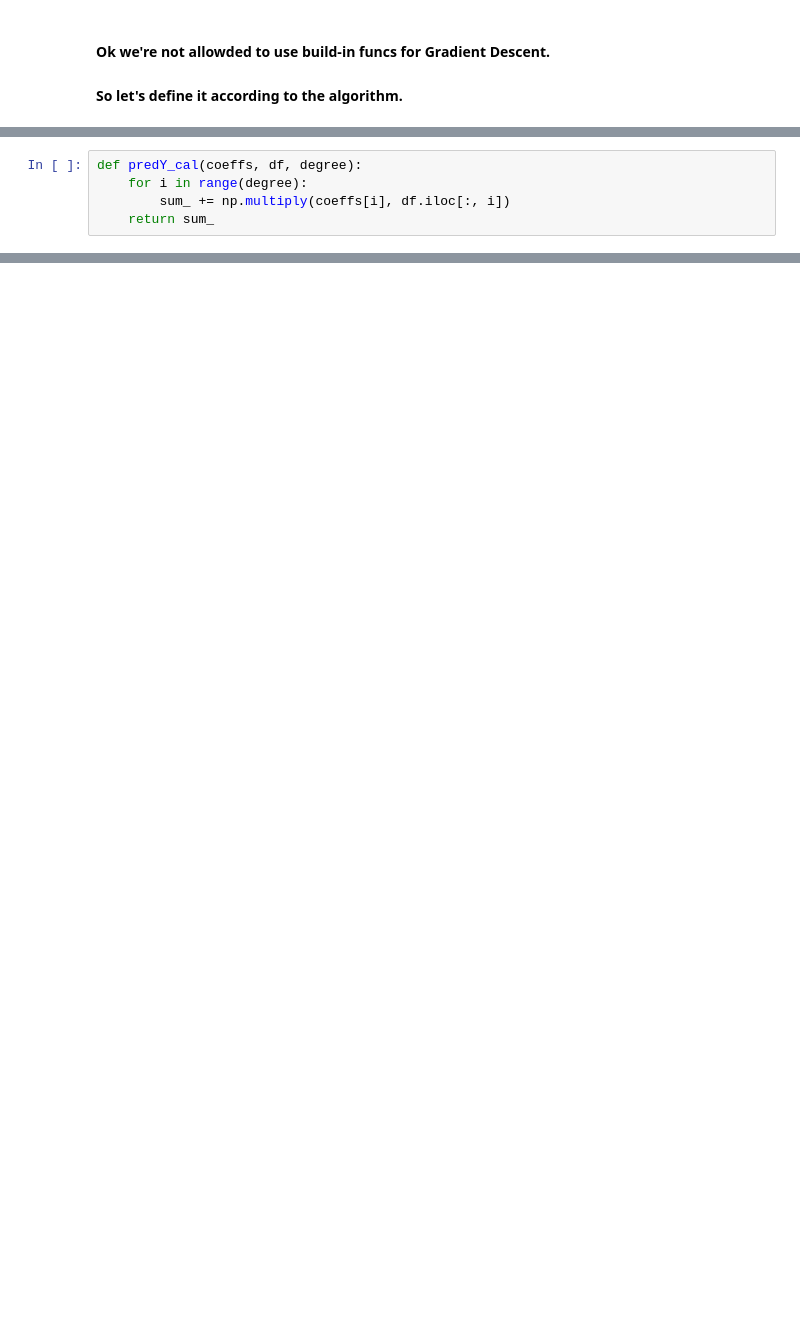
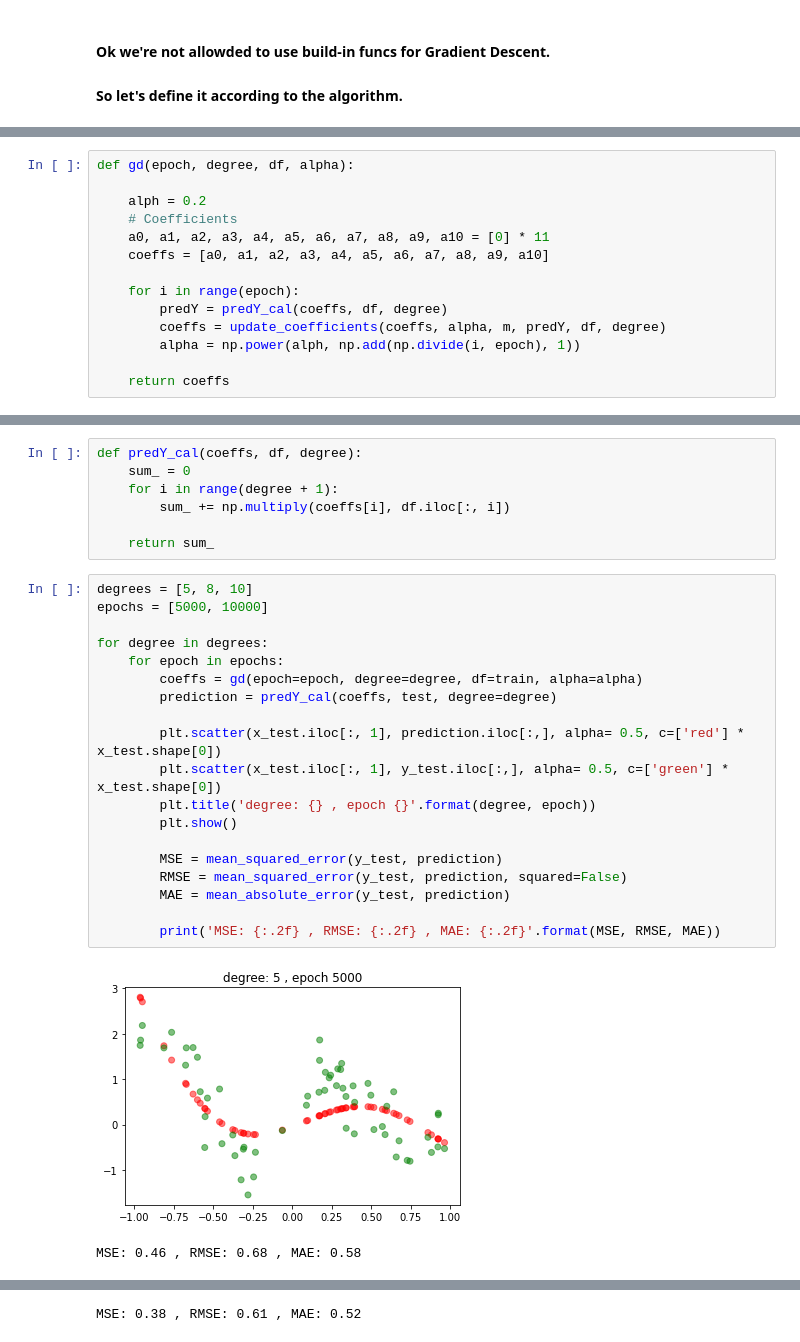
Before and after one commit to nahbos/AUT-Machine-Learning, a Jupyter notebook: Ex01.ipynb, the cells around one changed output, grey strips where cells are left out. Drawn from its saved outputs; the diff is of its cells as text; blank space fills up the shorter version.

```diff
--- a/Ex01.ipynb
+++ b/Ex01.ipynb
@@ -81 +85,15 @@ def gd(epoch, degree):
+# %%
+def gd(epoch, degree, df, alpha):
+
+    alph = 0.2
+    # Coefficients
+    a0, a1, a2, a3, a4, a5, a6, a7, a8, a9, a10 = [0] * 11
+    coeffs = [a0, a1, a2, a3, a4, a5, a6, a7, a8, a9, a10]
+
+    for i in range(epoch):
+        predY = predY_cal(coeffs, df, degree)
+        coeffs = update_coefficients(coeffs, alpha, m, predY, df, degree)
+        alpha = np.power(alph, np.add(np.divide(i, epoch), 1))
+
+    return coeffs
 # %%
@@ -86,6 +104,30 @@ def update_coefficients(coeffs, alpha, m, predY, df):
     return coeffs
 # %%
 def predY_cal(coeffs, df, degree):
-    for i in range(degree):
+    sum_ = 0
+    for i in range(degree + 1):
         sum_ += np.multiply(coeffs[i], df.iloc[:, i])
+
     return sum_
+# %%
+degrees = [5, 8, 10]
+epochs = [5000, 10000]
+
+for degree in degrees:
+    for epoch in epochs:
+        coeffs = gd(epoch=epoch, degree=degree, df=train, alpha=alpha)
+        prediction = predY_cal(coeffs, test, degree=degree)
+
+        plt.scatter(x_test.iloc[:, 1], prediction.iloc[:,], alpha= 0.5, c=['red'] * x_test.shape[0])
+        plt.scatter(x_test.iloc[:, 1], y_test.iloc[:,], alpha= 0.5, c=['green'] * x_test.shape[0])
+        plt.title('degree: {} , epoch {}'.format(degree, epoch))
+        plt.show()
+
+        MSE = mean_squared_error(y_test, prediction)
+        RMSE = mean_squared_error(y_test, prediction, squared=False)
+        MAE = mean_absolute_error(y_test, prediction)
+
+        print('MSE: {:.2f} , RMSE: {:.2f} , MAE: {:.2f}'.format(MSE, RMSE, MAE))
+# %% [output]
+[figure, added]
+MSE: 0.46 , RMSE: 0.68 , MAE: 0.58
@@ -91,0 +135 @@ def predY_cal(coeffs, df, degree):
+MSE: 0.38 , RMSE: 0.61 , MAE: 0.52
```
Also changed, not shown: parts of 11 cells of this notebook.
